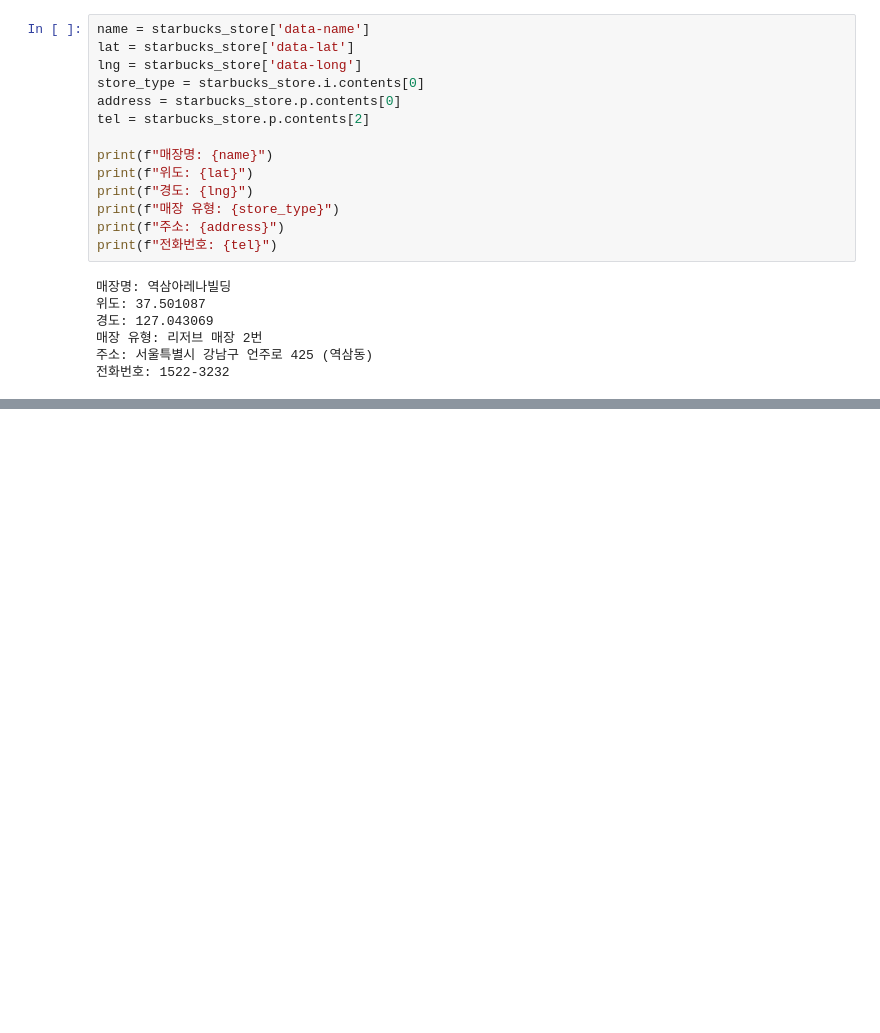
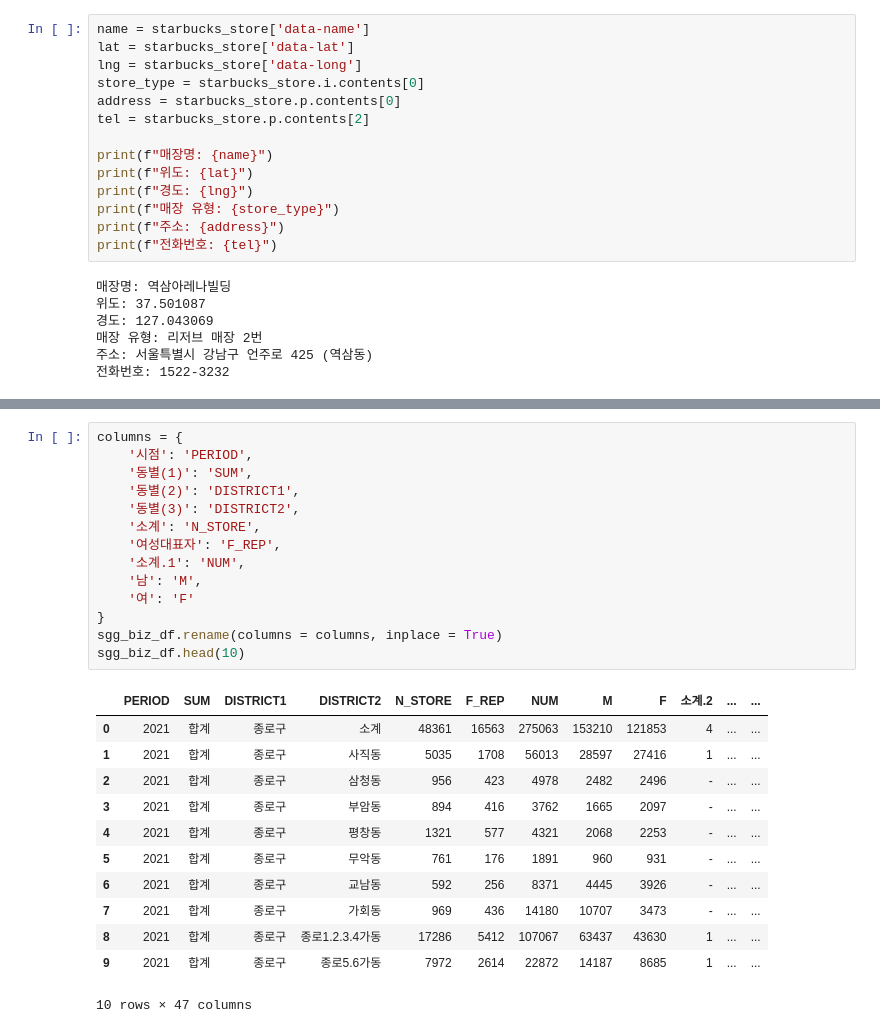
Before and after one commit to KHseo32/test, a Jupyter notebook: project01/05. 딥러닝/starbucks.ipynb, the cells around one changed output, grey strips where cells are left out. Cells and saved outputs as stored; diff of their text form; blank space fills up the shorter version.

```diff
--- a/project01/05. 딥러닝/starbucks.ipynb
+++ b/project01/05. 딥러닝/starbucks.ipynb
@@ -148,0 +291,27 @@ print("스타벅스 매장 정보를 starbucks_stores.csv 파일로 저장했습
+# %%
+columns = {
+    '시점': 'PERIOD',
+    '동별(1)': 'SUM',
+    '동별(2)': 'DISTRICT1',
+    '동별(3)': 'DISTRICT2',
+    '소계': 'N_STORE',
+    '여성대표자': 'F_REP',
+    '소계.1': 'NUM',
+    '남': 'M',
+    '여': 'F'
+}
+sgg_biz_df.rename(columns = columns, inplace = True)
+sgg_biz_df.head(10)
+# %% [output]
+|  | PERIOD | SUM | DISTRICT1 | DISTRICT2 | N_STORE | F_REP | NUM | M | F | 소계.2 | ... | ... |
+| 0 | 2021 | 합계 | 종로구 | 소계 | 48361 | 16563 | 275063 | 153210 | 121853 | 4 | ... | ... |
+| 1 | 2021 | 합계 | 종로구 | 사직동 | 5035 | 1708 | 56013 | 28597 | 27416 | 1 | ... | ... |
+| 2 | 2021 | 합계 | 종로구 | 삼청동 | 956 | 423 | 4978 | 2482 | 2496 | - | ... | ... |
+| 3 | 2021 | 합계 | 종로구 | 부암동 | 894 | 416 | 3762 | 1665 | 2097 | - | ... | ... |
+| 4 | 2021 | 합계 | 종로구 | 평창동 | 1321 | 577 | 4321 | 2068 | 2253 | - | ... | ... |
+| 5 | 2021 | 합계 | 종로구 | 무악동 | 761 | 176 | 1891 | 960 | 931 | - | ... | ... |
+| 6 | 2021 | 합계 | 종로구 | 교남동 | 592 | 256 | 8371 | 4445 | 3926 | - | ... | ... |
+| 7 | 2021 | 합계 | 종로구 | 가회동 | 969 | 436 | 14180 | 10707 | 3473 | - | ... | ... |
+| 8 | 2021 | 합계 | 종로구 | 종로1.2.3.4가동 | 17286 | 5412 | 107067 | 63437 | 43630 | 1 | ... | ... |
+| 9 | 2021 | 합계 | 종로구 | 종로5.6가동 | 7972 | 2614 | 22872 | 14187 | 8685 | 1 | ... | ... |
+10 rows × 47 columns
```
Also changed, not shown: parts of 26 cells of this notebook, 2 other files.
